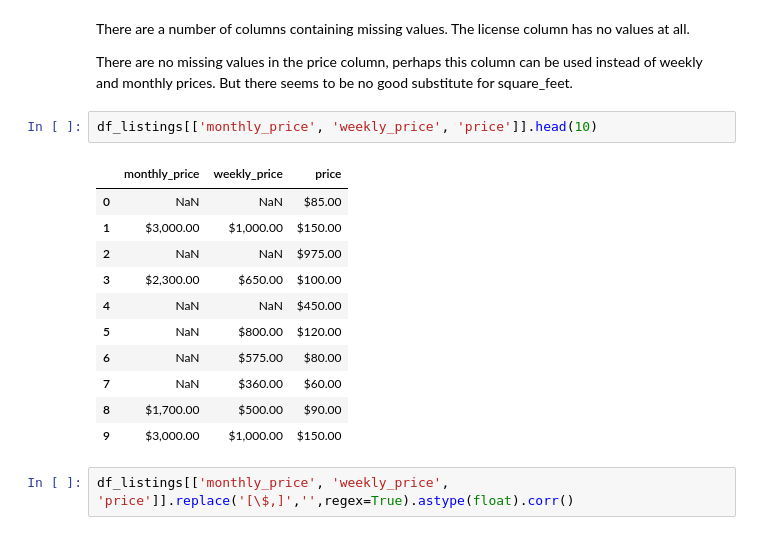
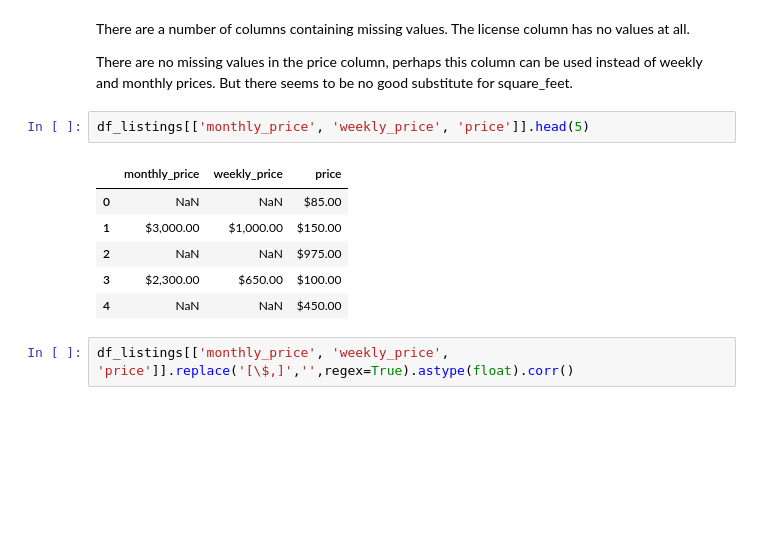
Before and after one commit to Wilbertz/Data-Science-Blog, a Jupyter notebook: Understanding Seattle Airbnb Data.ipynb, the cells around one changed output. Cells and saved outputs as stored; diff of their text form; blank space fills up the shorter version.

```diff
--- a/Understanding Seattle Airbnb Data.ipynb
+++ b/Understanding Seattle Airbnb Data.ipynb
@@ -221,19 +221,14 @@ There are a number of columns containing missing values. The license column has
 
 There are no missing values in the price column, perhaps this column can be used instead of weekly and monthly prices. But there seems to be no good substitute for square_feet.
 # %%
-df_listings[['monthly_price', 'weekly_price', 'price']].head(10)
+df_listings[['monthly_price', 'weekly_price', 'price']].head(5)
 # %% [output]
 |  | monthly_price | weekly_price | price |
 | 0 | NaN | NaN | $85.00 |
 | 1 | $3,000.00 | $1,000.00 | $150.00 |
 | 2 | NaN | NaN | $975.00 |
 | 3 | $2,300.00 | $650.00 | $100.00 |
 | 4 | NaN | NaN | $450.00 |
-| 5 | NaN | $800.00 | $120.00 |
-| 6 | NaN | $575.00 | $80.00 |
-| 7 | NaN | $360.00 | $60.00 |
-| 8 | $1,700.00 | $500.00 | $90.00 |
-| 9 | $3,000.00 | $1,000.00 | $150.00 |
 # %%
 df_listings[['monthly_price', 'weekly_price', 'price']].replace('[\$,]','',regex=True).astype(float).corr()
 # %% [output]
```
Also changed, not shown: parts of 11 cells of this notebook.
